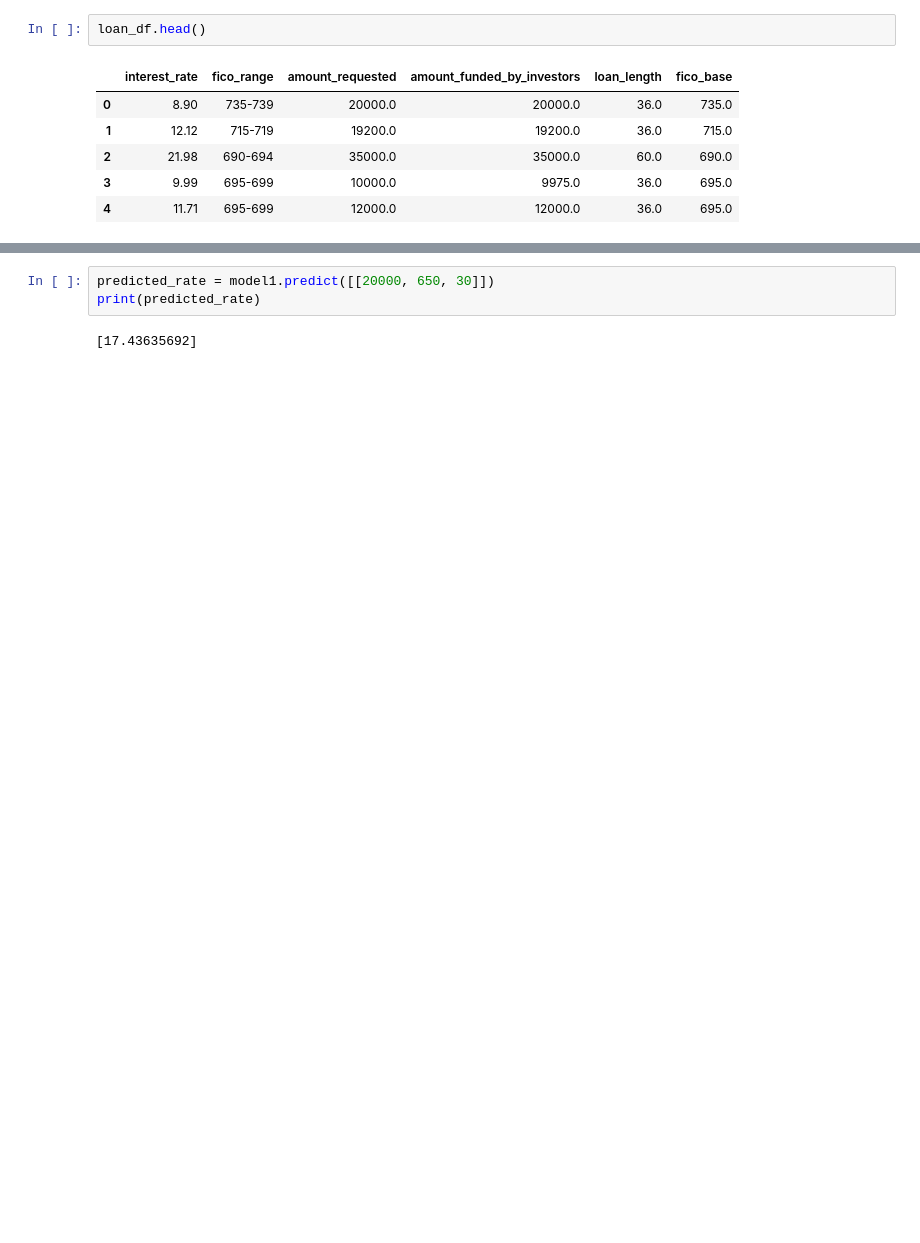
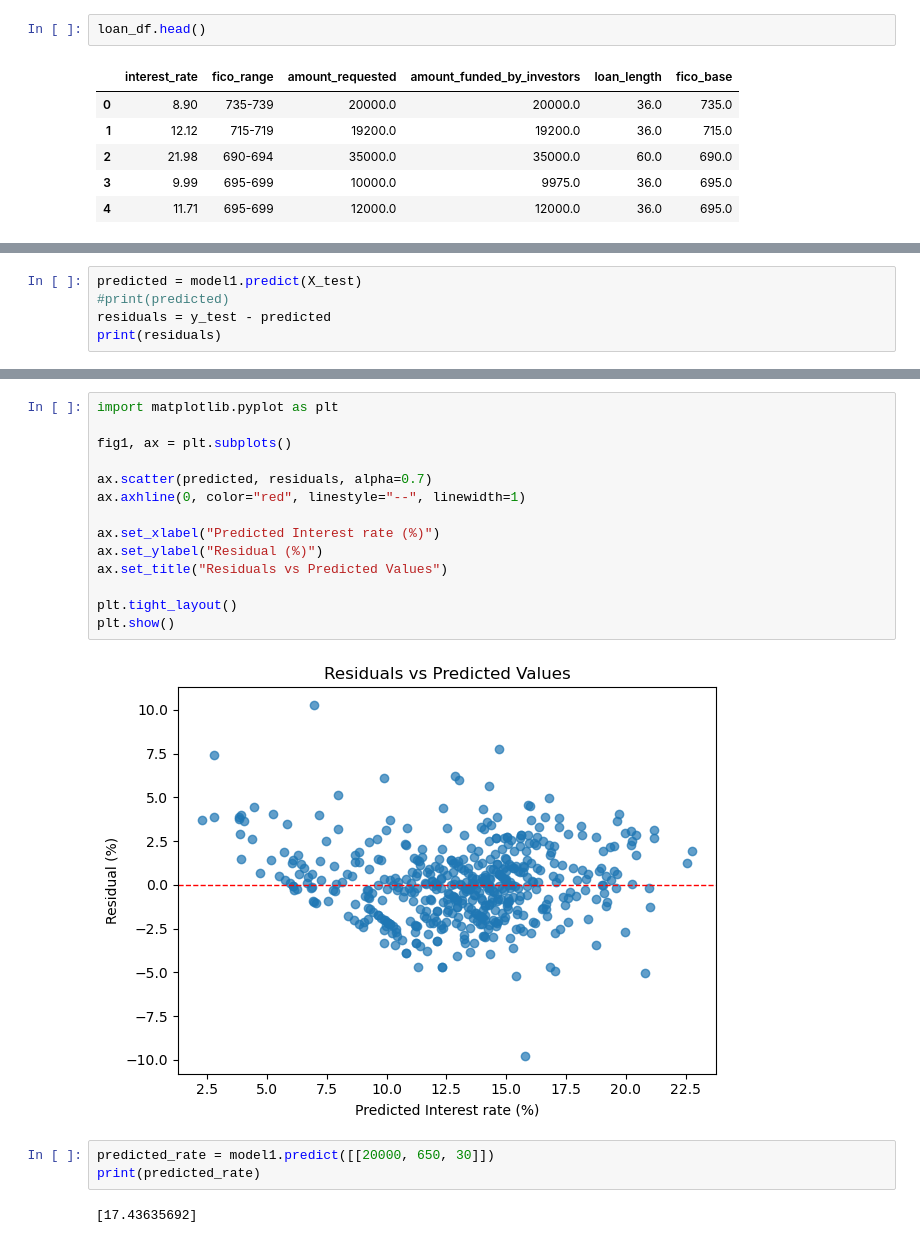
Before and after one commit to JosephTylerSeay/ml_case_study, a Jupyter notebook: assignment.ipynb, the cells around one changed output, grey strips where cells are left out. Drawn from its saved outputs; the diff is of its cells as text; blank space fills up the shorter version.

Commit message:
added residuals graph

```diff
--- a/assignment.ipynb
+++ b/assignment.ipynb
@@ -192,3 +192,8 @@ R2 val score: 0.7459247835788801
 R2 training score: 0.7447769369132284
  coef amount, fico, length [ 1.35917435e-04 -8.77005989e-02  1.38435828e-01]
 np.float64(67.570322657086)
+# %%
+predicted = model1.predict(X_test)
+#print(predicted)
+residuals = y_test - predicted
+print(residuals)
@@ -195,3 +213,19 @@ np.float64(67.570322657086)
+# %%
+import matplotlib.pyplot as plt
+
+fig1, ax = plt.subplots()
+
+ax.scatter(predicted, residuals, alpha=0.7)
+ax.axhline(0, color="red", linestyle="--", linewidth=1)
+
+ax.set_xlabel("Predicted Interest rate (%)")
+ax.set_ylabel("Residual (%)")
+ax.set_title("Residuals vs Predicted Values")
+
+plt.tight_layout()
+plt.show()
+# %% [output]
+[figure, added]
 # %%
 predicted_rate = model1.predict([[20000, 650, 30]])
 print(predicted_rate)
```
Also changed, not shown: parts of 4 cells of this notebook.
